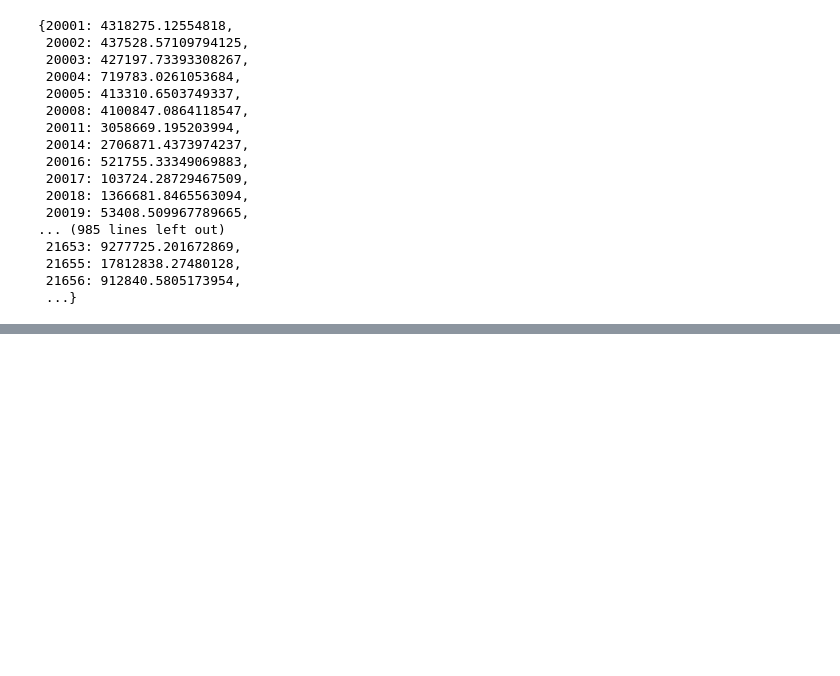
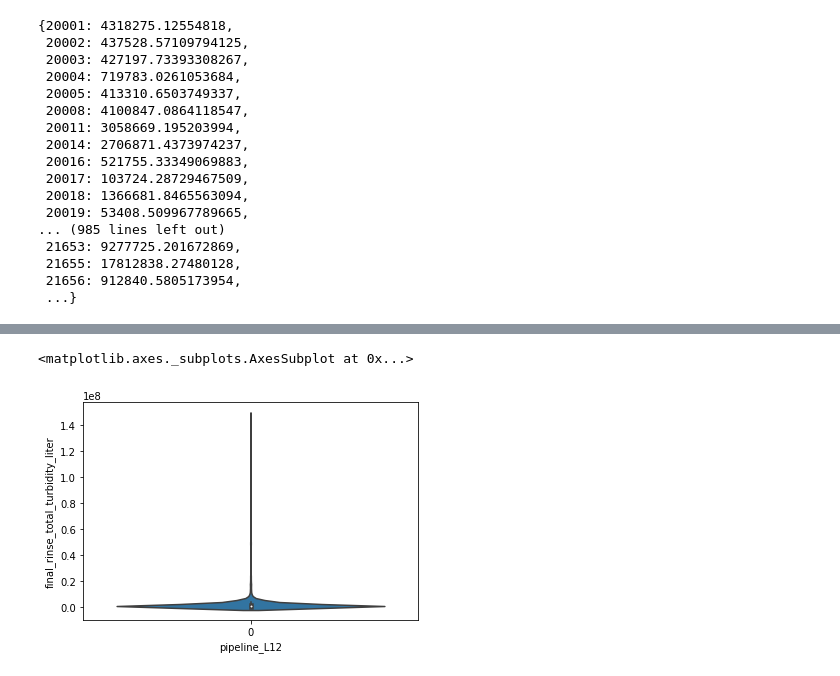
Before and after one commit to b-o-l-l-a/driven-data-rinse-over-run, a Jupyter notebook: notebooks/scratch_eda.ipynb, the cells around one changed output, grey strips where cells are left out. Saved outputs shown, nothing was run; the diff lists cells and outputs as text; code cells hidden in the pictures; blank space fills up the shorter version.

Commit message:
cleaned data and got it into format for viz

```diff
--- a/notebooks/scratch_eda.ipynb
+++ b/notebooks/scratch_eda.ipynb
@@ -162,0 +131,25 @@ train_df.sort_values(by=["process_id", "timestamp"], ascending=False).groupby('p
+# %%
+def create_feature_matrix(df):
+
+    prepped_df = prep_full_df(df)
+    metadata_df = prep_metadata(prepped_df)
+    time_series_df = prep_time_series_features(prepped_df)
+
+    dfs_to_concat = [metadata_df, time_series_df]
+
+    feature_df = pd.concat(dfs_to_concat, axis=1)
+
+    df_to_return = clean_feature_df(feature_df)
+
+
+    return df_to_return
+# %%
+train_features_df = create_feature_matrix(train_df)
+# %%
+indices_to_keep = list(set(train_features_df.index).intersection(set(train_labels_df.index)))
+
+# figure out why 16 indices dropped out of train_features_df
+train_labels_df = train_labels_df[train_labels_df.index.isin(indices_to_keep)]
+# %%
+train_features_w_response = train_features_df.join(train_labels_df)
+train_features_w_response.head()
@@ -162,0 +165,6 @@ train_df.sort_values(by=["process_id", "timestamp"], ascending=False).groupby('p
+# %%
+import seaborn as sns
+sns.violinplot(x = 'pipeline_L12', y = 'final_rinse_total_turbidity_liter', data = train_features_w_response)
+# %% [output]
+<matplotlib.axes._subplots.AxesSubplot at 0x...>
+[figure, added]
```
Also changed, not shown: parts of 11 cells of this notebook.
